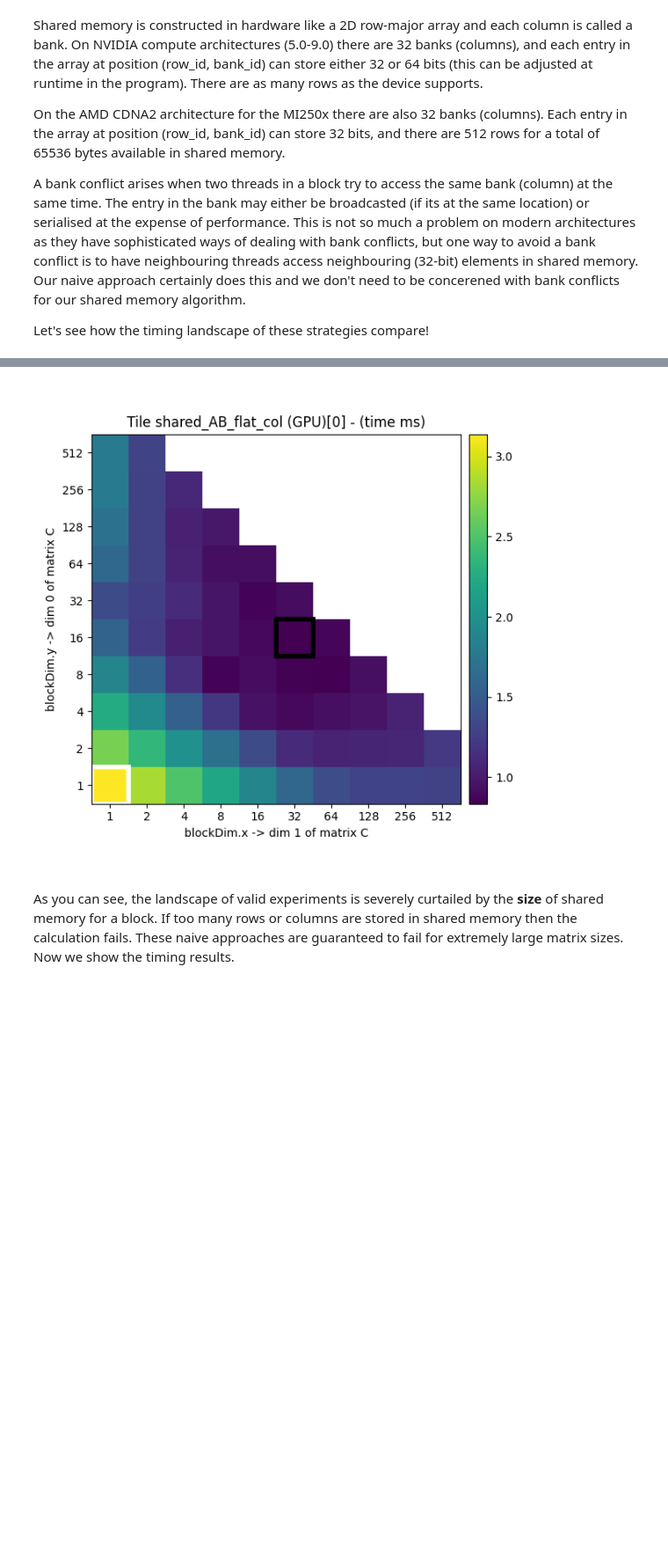
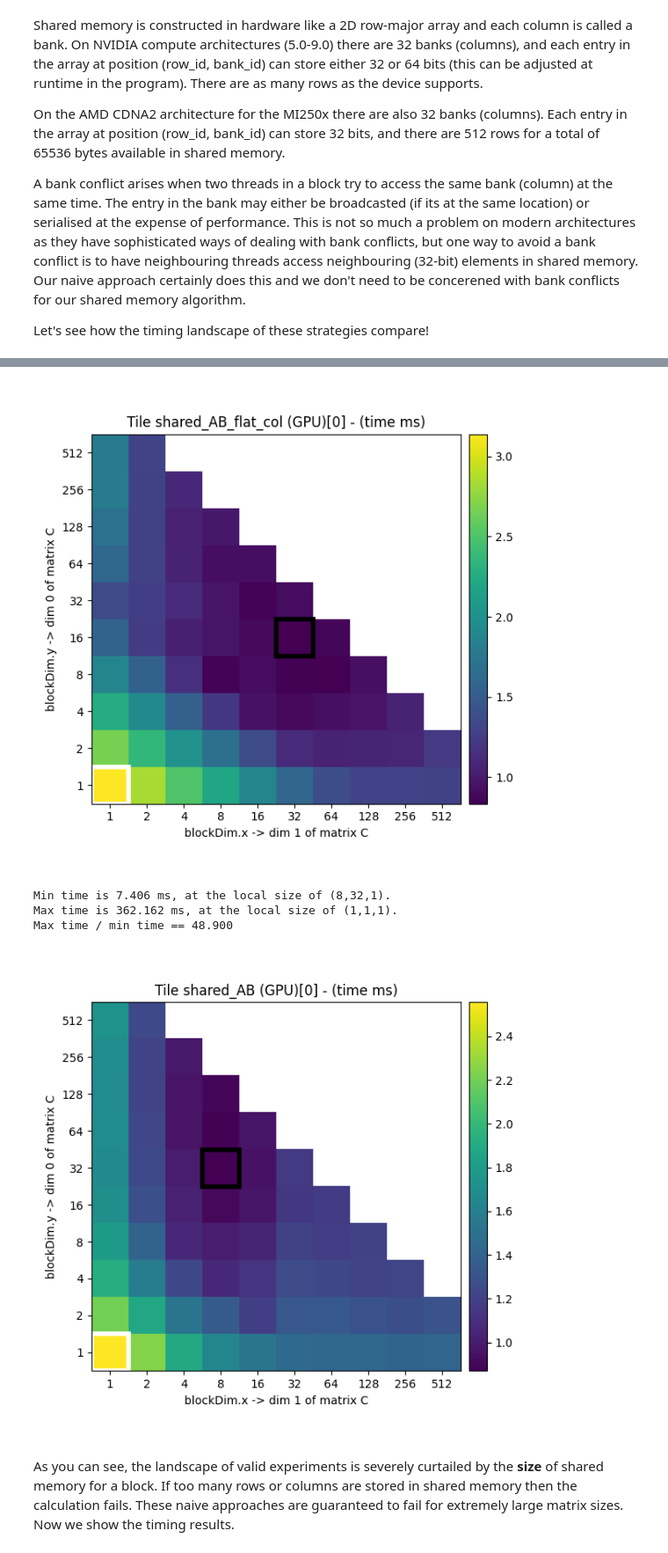
Before and after one commit to pelagos-consulting/HIP_Course, a Jupyter notebook: course_material/L7_Kernel_Optimisation/Optimisation.ipynb, the cells around one changed output, grey strips where cells are left out. Shown at 88% size. Cells and saved outputs as stored; diff of their text form; code cells hidden in the pictures; blank space fills up the shorter version.

```diff
--- a/course_material/L7_Kernel_Optimisation/Optimisation.ipynb
+++ b/course_material/L7_Kernel_Optimisation/Optimisation.ipynb
@@ -706,28 +706,33 @@ Let's see how the timing landscape of these strategies compare!
 # %%
 for label in [
     f"Shared A (GPU)[{gpu_id}]",
     f"Shared A col (GPU)[{gpu_id}]",
     f"Shared_A_flat_col (GPU)[{gpu_id}]",
     f"Tile shared_AB_flat_col (GPU)[{gpu_id}]",
+    f"Tile shared_AB (GPU)[{gpu_id}]",
 ]:
     timings.add_result(benchmark[label], label, plot=True)
 # %% [output]
 Min time is 3.024 ms, at the local size of (64,2,1).
 Max time is 217.815 ms, at the local size of (1,1,1).
 Max time / min time == 72.028
 [figure]
 Min time is 3.138 ms, at the local size of (256,2,1).
 Max time is 216.480 ms, at the local size of (1,1,1).
 Max time / min time == 68.994
 [figure]
 Min time is 2.853 ms, at the local size of (64,2,1).
 Max time is 458.567 ms, at the local size of (1,1,1).
 Max time / min time == 160.712
 [figure]
 Min time is 6.835 ms, at the local size of (32,16,1).
 Max time is 1380.568 ms, at the local size of (1,1,1).
 Max time / min time == 201.993
 [figure]
+Min time is 7.406 ms, at the local size of (8,32,1).
+Max time is 362.162 ms, at the local size of (1,1,1).
+Max time / min time == 48.900
+[figure, added]
 # %% [markdown]
 As you can see, the landscape of valid experiments is severely curtailed by the **size** of shared memory for a block. If too many rows or columns are stored in shared memory then the calculation fails. These naive approaches are guaranteed to fail for extremely large matrix sizes. Now we show the timing results.
 # %%
```
Also changed, not shown: parts of 1 cell of this notebook.
